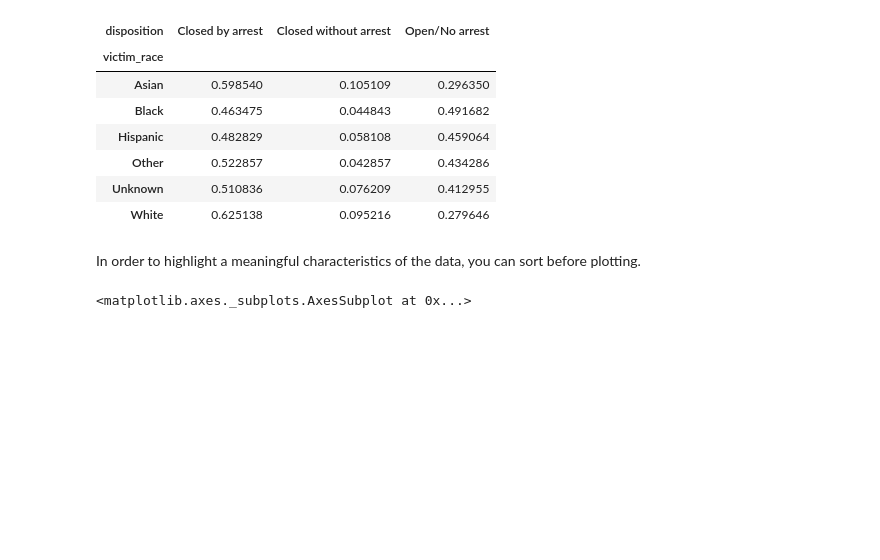
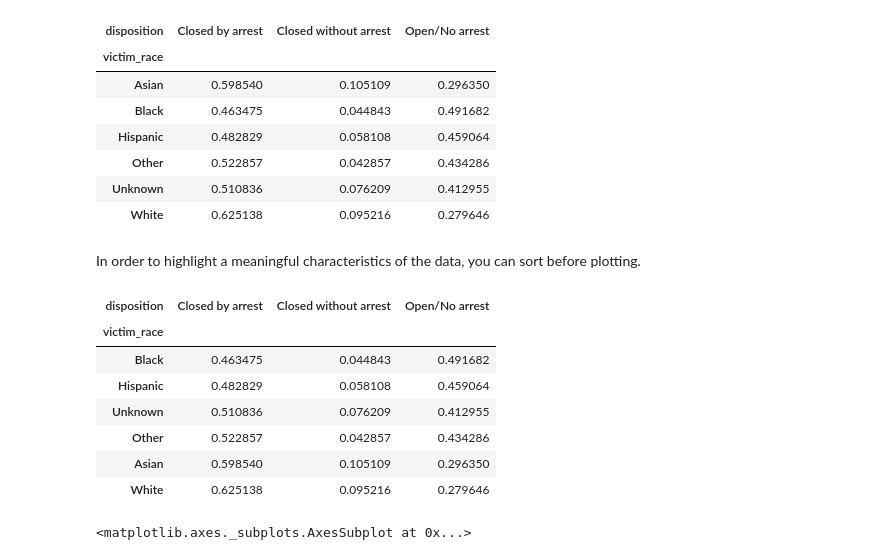
Before and after one commit to nealcaren/osscabd_2018, a Jupyter notebook: notebooks/03-Pandas-Basics.ipynb, the cells around one changed output. Drawn from its saved outputs; the diff is of its cells as text; code cells hidden in the pictures; blank space fills up the shorter version.

```diff
--- a/notebooks/03-Pandas-Basics.ipynb
+++ b/notebooks/03-Pandas-Basics.ipynb
@@ -350,6 +370,17 @@ cross_tab
 cross_tab.to_csv('data/crosstab.csv')
 # %% [markdown]
 In order to highlight a meaningful characteristics of the data, you can sort before plotting.
+# %%
+cross_tab.sort_values(by='Closed by arrest')
+# %% [output]
+| disposition | Closed by arrest | Closed without arrest | Open/No arrest |
+| victim_race |  |  |  |
+| Black | 0.463475 | 0.044843 | 0.491682 |
+| Hispanic | 0.482829 | 0.058108 | 0.459064 |
+| Unknown | 0.510836 | 0.076209 | 0.412955 |
+| Other | 0.522857 | 0.042857 | 0.434286 |
+| Asian | 0.598540 | 0.105109 | 0.296350 |
+| White | 0.625138 | 0.095216 | 0.279646 |
 # %%
 cross_tab.sort_values(by='Closed by arrest').plot(kind   = 'barh',
                                                   title  = 'Disposition by race')
```
Also changed, not shown: parts of 30 cells of this notebook, 42 other files.
